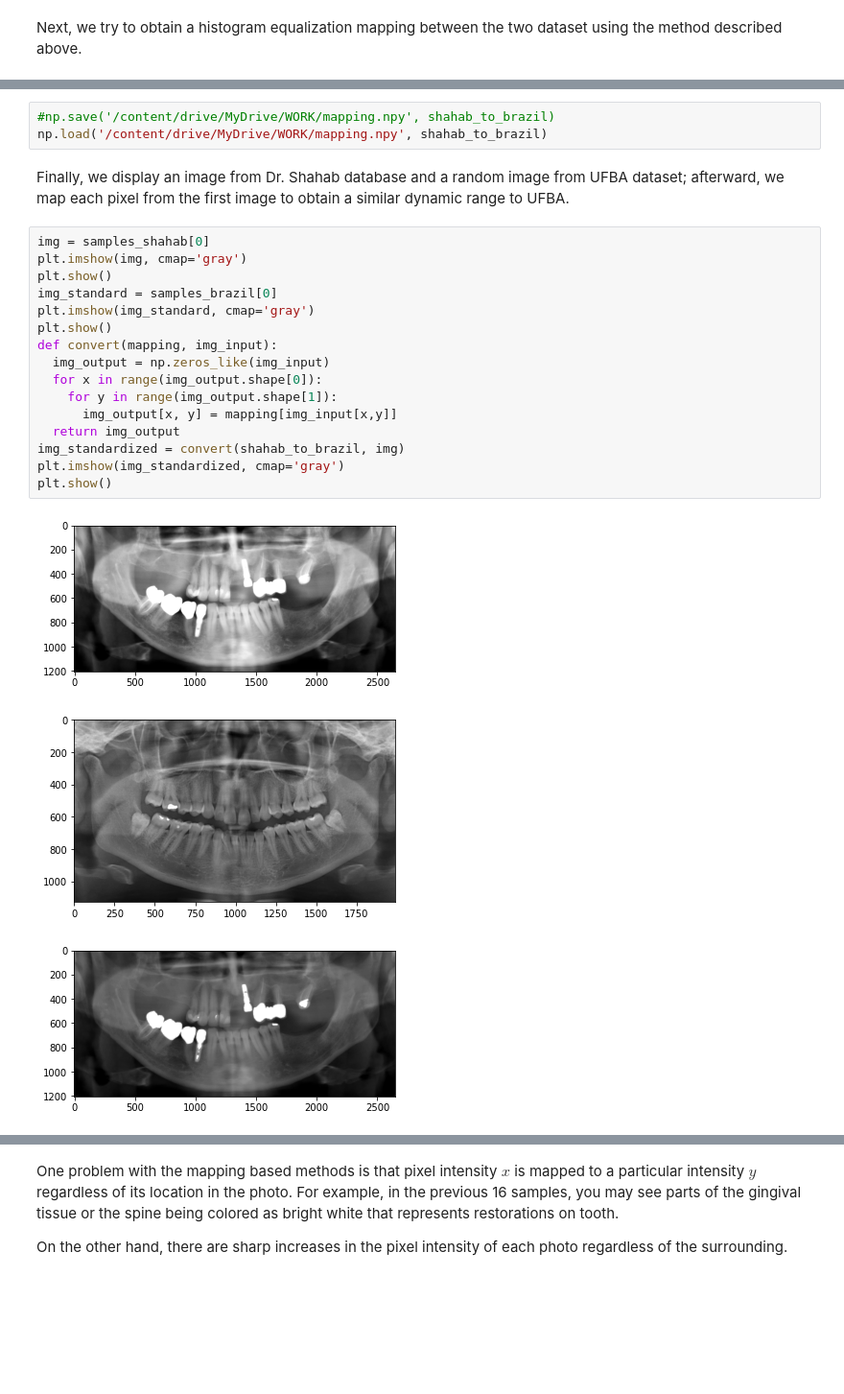
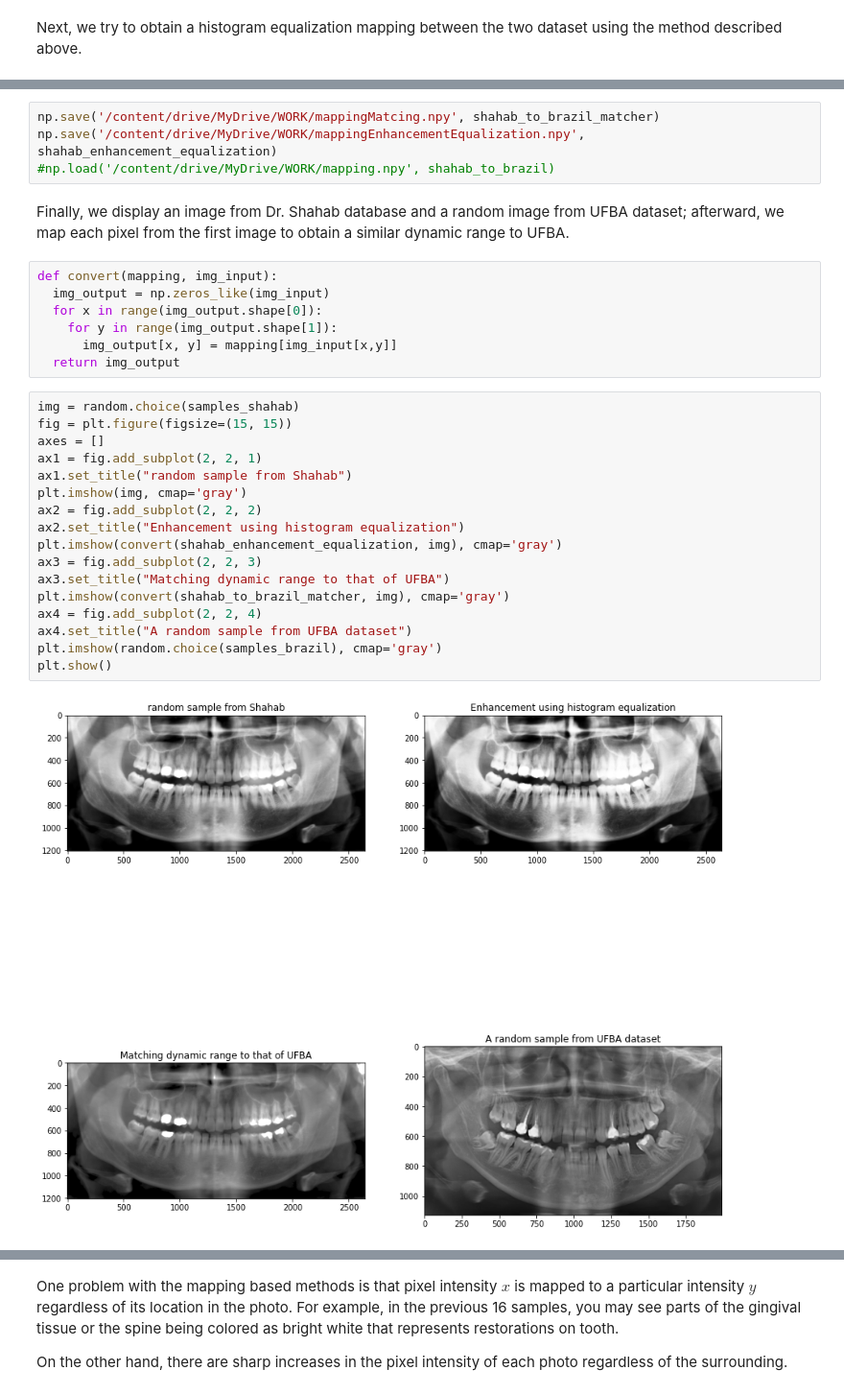
Before and after one commit to HamidrezaKmK/2times2048, a Jupyter notebook: src/preprocessing.ipynb, the cells around one changed output, grey strips where cells are left out. Shown at 96% size. Cells and saved outputs as stored; diff of their text form; blank space fills up the shorter version.

```diff
--- a/src/preprocessing.ipynb
+++ b/src/preprocessing.ipynb
@@ -98,28 +122,35 @@ for i in range(256):
 # %%
-#np.save('/content/drive/MyDrive/WORK/mapping.npy', shahab_to_brazil)
-np.load('/content/drive/MyDrive/WORK/mapping.npy', shahab_to_brazil)
+np.save('/content/drive/MyDrive/WORK/mappingMatcing.npy', shahab_to_brazil_matcher)
+np.save('/content/drive/MyDrive/WORK/mappingEnhancementEqualization.npy', shahab_enhancement_equalization)
+#np.load('/content/drive/MyDrive/WORK/mapping.npy', shahab_to_brazil)
 # %% [markdown]
 Finally, we display an image from Dr. Shahab database and a random image from UFBA dataset; afterward, we map each pixel from the first image to obtain a similar dynamic range to UFBA.
 # %%
-img = samples_shahab[0]
-plt.imshow(img, cmap='gray')
-plt.show()
-img_standard = samples_brazil[0]
-plt.imshow(img_standard, cmap='gray')
-plt.show()
 def convert(mapping, img_input):
   img_output = np.zeros_like(img_input)
   for x in range(img_output.shape[0]):
     for y in range(img_output.shape[1]):
       img_output[x, y] = mapping[img_input[x,y]]
   return img_output
-img_standardized = convert(shahab_to_brazil, img)
-plt.imshow(img_standardized, cmap='gray')
-plt.show()
-# %% [output]
-[figure, removed]
-[figure, removed]
-[figure, removed]
+# %%
+img = random.choice(samples_shahab)
+fig = plt.figure(figsize=(15, 15))
+axes = []
+ax1 = fig.add_subplot(2, 2, 1)
+ax1.set_title("random sample from Shahab")
+plt.imshow(img, cmap='gray')
+ax2 = fig.add_subplot(2, 2, 2)
+ax2.set_title("Enhancement using histogram equalization")
+plt.imshow(convert(shahab_enhancement_equalization, img), cmap='gray')
+ax3 = fig.add_subplot(2, 2, 3)
+ax3.set_title("Matching dynamic range to that of UFBA")
+plt.imshow(convert(shahab_to_brazil_matcher, img), cmap='gray')
+ax4 = fig.add_subplot(2, 2, 4)
+ax4.set_title("A random sample from UFBA dataset")
+plt.imshow(random.choice(samples_brazil), cmap='gray')
+plt.show()
+# %% [output]
+[figure, added]
 # %%
 fig = plt.figure(figsize=(15, 15))
 axes = []
```
Also changed, not shown: parts of 30 cells of this notebook.
